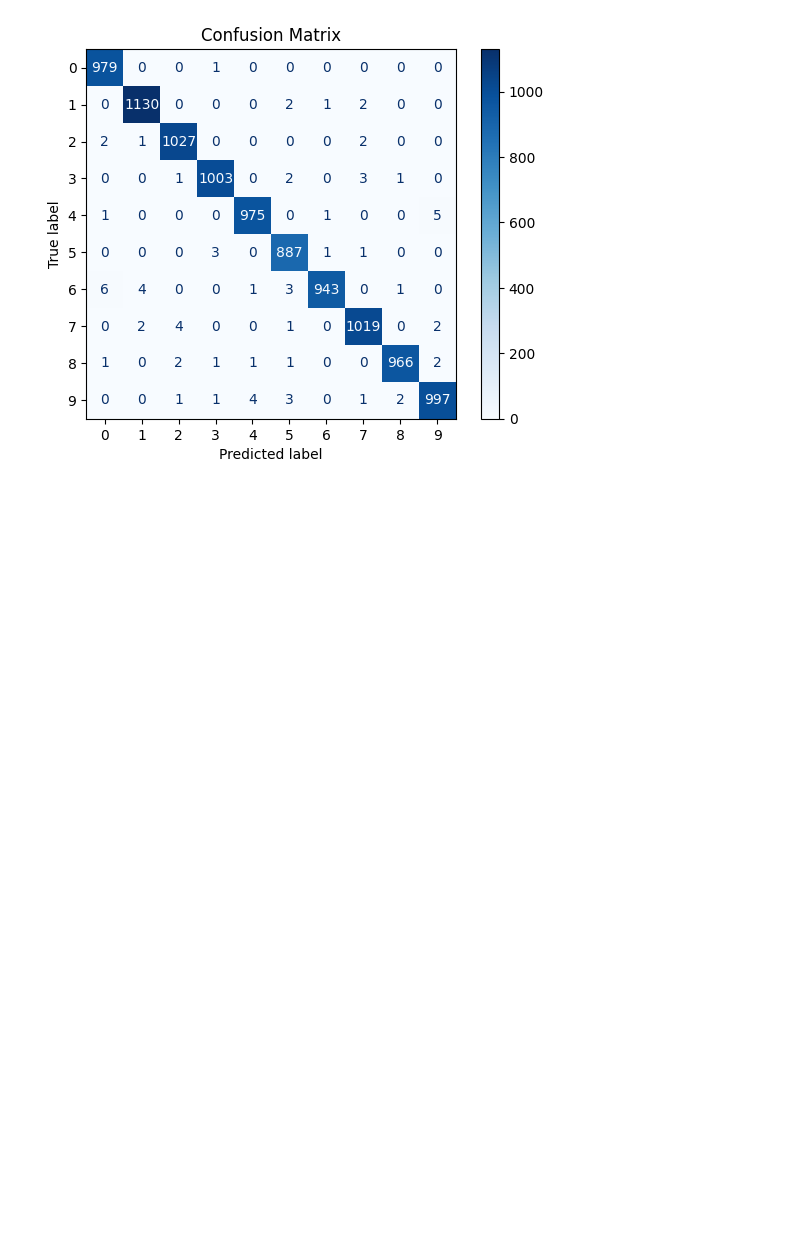
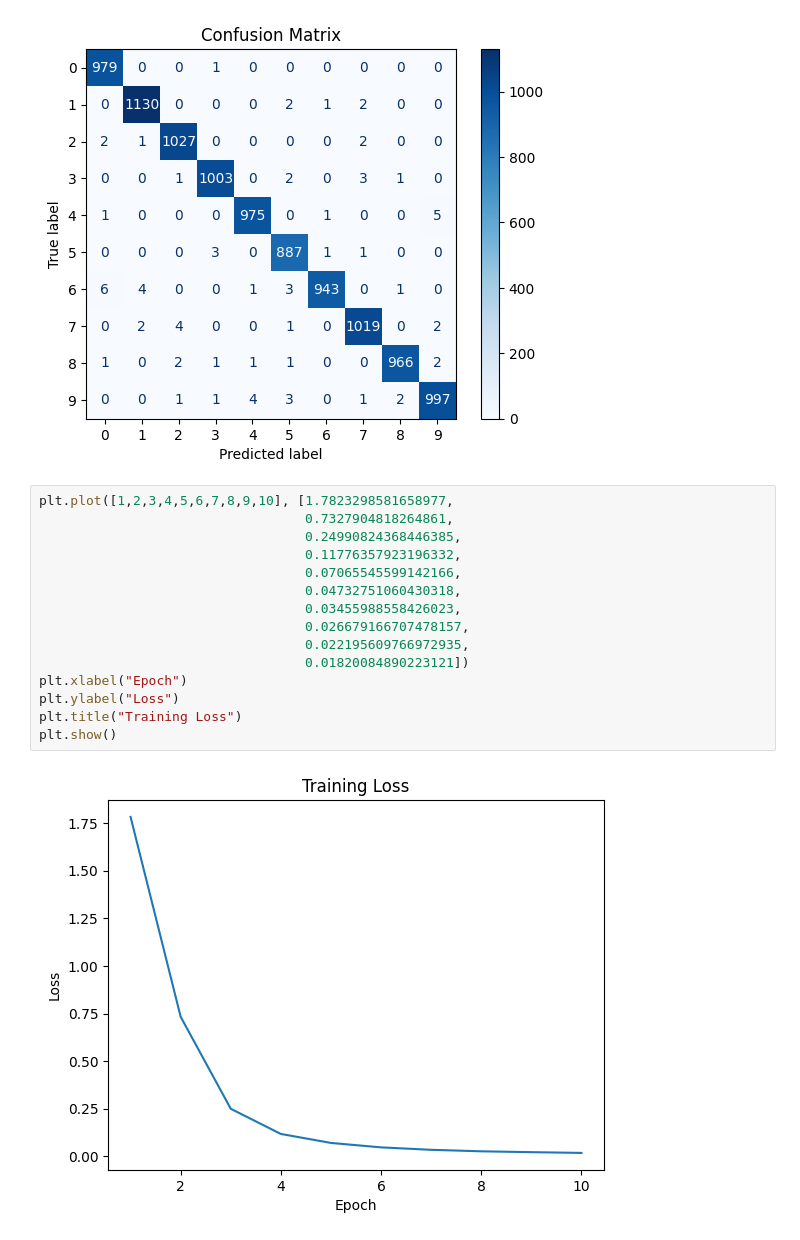
Before and after one commit to oseNATiO/Project, a Jupyter notebook: CNNModelLoss.ipynb, the cells around one changed output. Saved outputs shown, nothing was run; the diff lists cells and outputs as text; blank space fills up the shorter version.

Commit message:
Updated SimCLR (seems to work now), added CNNBaseline (also nearly finished) and updated CNNModelLoss (now includes a training loss plot)

```diff
--- a/CNNModelLoss.ipynb
+++ b/CNNModelLoss.ipynb
@@ -360,3 +387,20 @@ Class 9 AUC: 0.9999
 [figure]
 Overall AUC (macro): 0.9999
 [figure]
+# %%
+plt.plot([1,2,3,4,5,6,7,8,9,10], [1.7823298581658977,
+                                  0.7327904818264861,
+                                  0.24990824368446385,
+                                  0.11776357923196332,
+                                  0.07065545599142166,
+                                  0.04732751060430318,
+                                  0.03455988558426023,
+                                  0.026679166707478157,
+                                  0.022195609766972935,
+                                  0.01820084890223121])
+plt.xlabel("Epoch")
+plt.ylabel("Loss")
+plt.title("Training Loss")
+plt.show()
+# %% [output]
+[figure, added]
```
Also changed, not shown: parts of 3 cells of this notebook, 25 other files.
